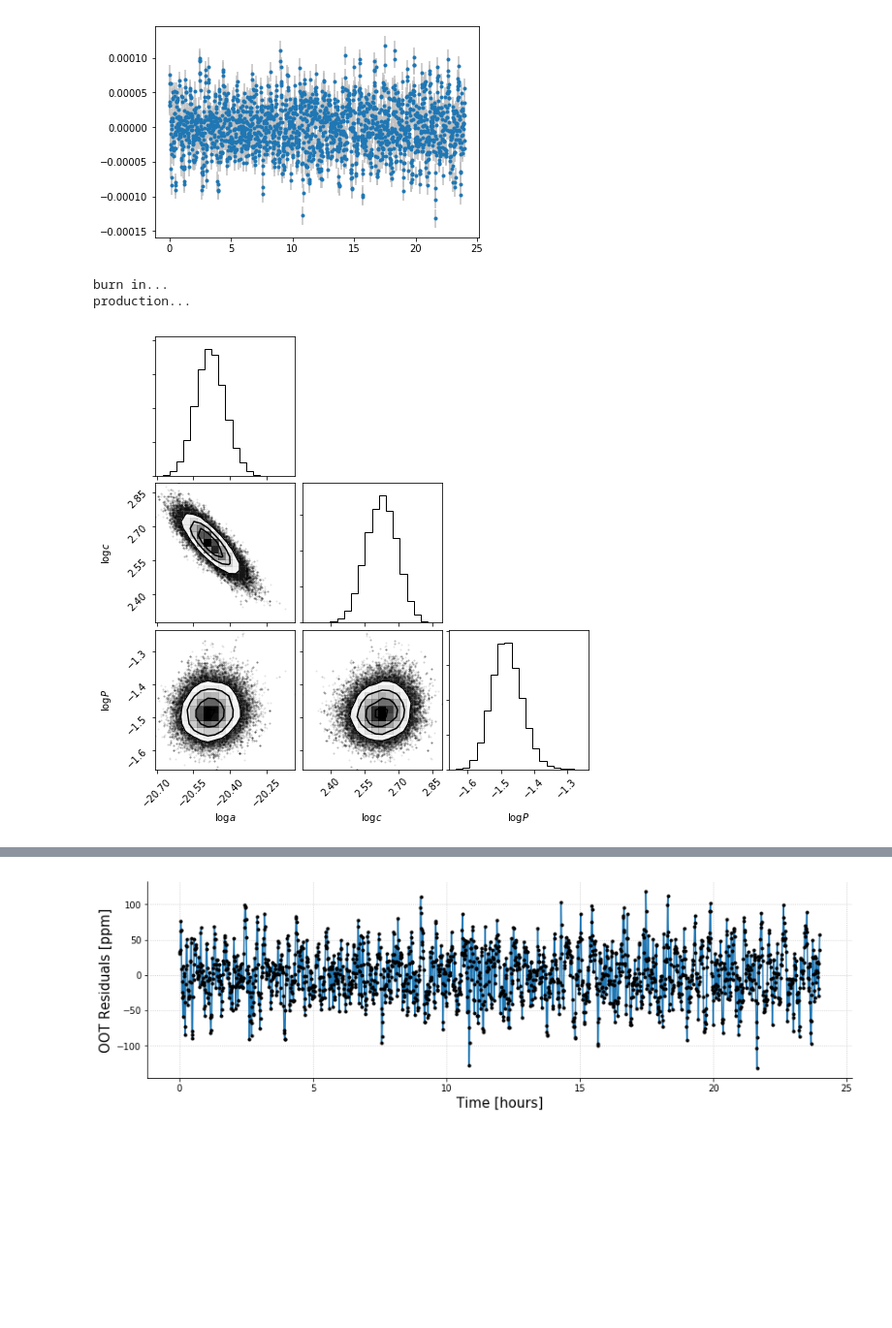
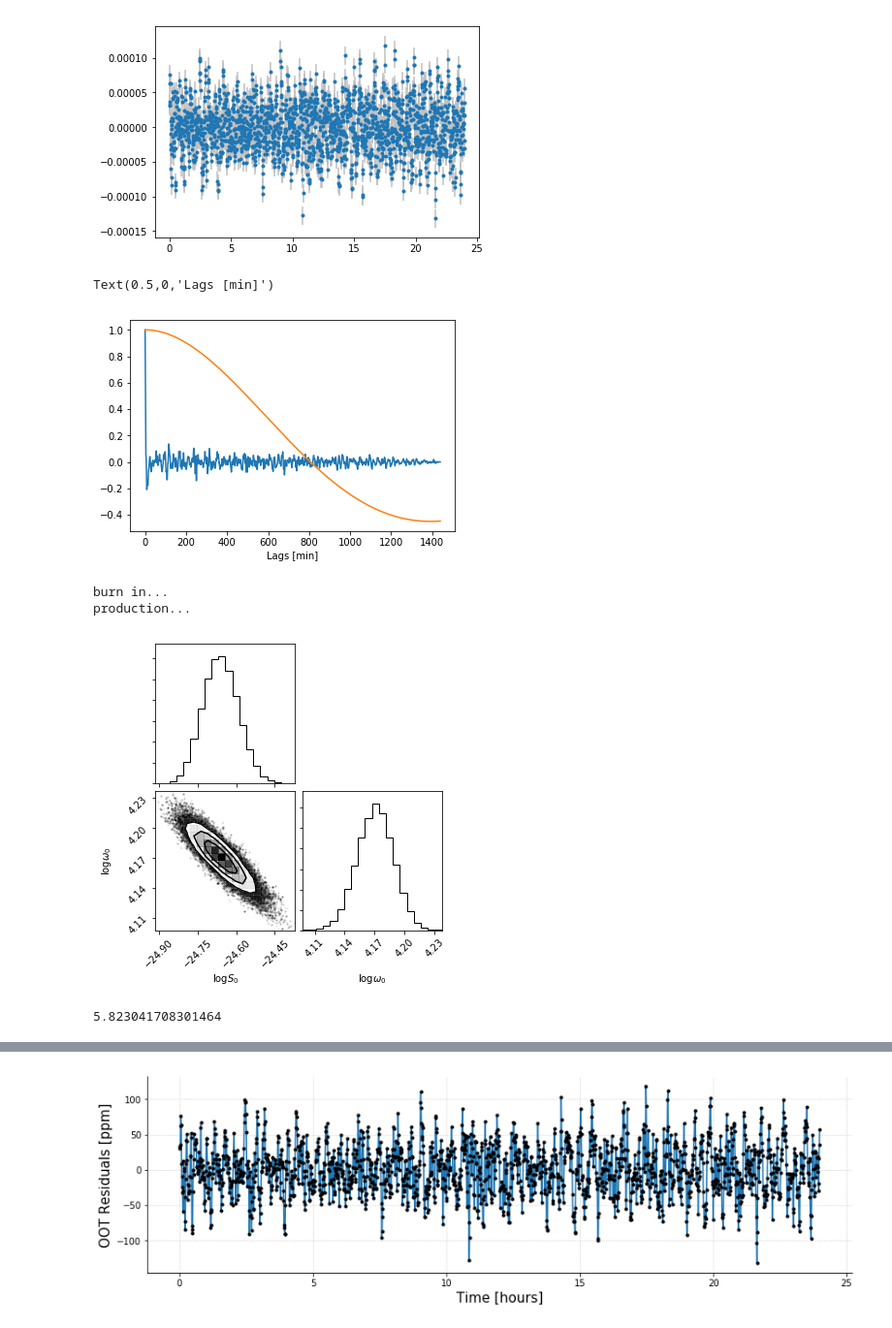
Before and after one commit to bmorris3/stash, a Jupyter notebook: examples/photometry.ipynb, the cells around one changed output, grey strips where cells are left out. Shown at 97% size. Saved outputs shown, nothing was run; the diff lists cells and outputs as text; code cells hidden in the pictures; blank space fills up the shorter version.

```diff
--- a/examples/photometry.ipynb
+++ b/examples/photometry.ipynb
@@ -143,23 +136,23 @@ plt.xlim([0, 1])
 # %%
-# bounds = dict(log_sigma=(-15, 15), log_rho=(-15, 15))
-#kernel = terms.Matern32Term(log_sigma=10, log_rho=-6)
-class CustomTerm(terms.Term):
-    """Decaying exponential"""
-    parameter_names = ("log_a", "log_c", "log_P")
+# class CustomTerm(terms.Term):
+#     """Decaying exponential"""
+#     parameter_names = ("log_a", "log_c", "log_P")
 
-    def get_complex_coefficients(self):#, params):
-        #log_a, log_c, log_P = self.params
-        return (
-            np.exp(self.log_a), 0,
-            np.exp(self.log_c), 2*np.pi*np.exp(-self.log_P),
-        )
+#     def get_complex_coefficients(self):#, params):
+#         #log_a, log_c, log_P = self.params
+#         return (
+#             np.exp(self.log_a), 0,
+#             np.exp(self.log_c), 2*np.pi*np.exp(-self.log_P),
+#         )
 
-#x, y, yerr = t/60/60, y-pred_mean, 0.0005
-bounds = dict(log_a=(-50, 15), log_c=(-10, 10), log_P=(-15, 0))
-kernel = CustomTerm(log_a=-1, log_c=0, log_P=-1, bounds=bounds)
+# bounds = dict(log_a=(-50, 15), log_c=(-10, 10), log_P=(-15, 0))
+# kernel = CustomTerm(log_a=-1, log_c=0, log_P=-1, bounds=bounds)
+
+bounds = dict(log_S0=(-15, 15), log_omega0=(-15, 15))
+kernel = terms.SHOTerm(log_S0=-1, log_omega0=-1, log_Q=1/np.sqrt(2))
+kernel.freeze_parameter('log_Q')
 
 gp = celerite.GP(kernel)
-#gp.compute(x, 10*photometry_err)
 gp.compute(x, photometry_err)
 
 def neg_log_like(params, y, gp):
@@ -197,8 +190,25 @@ plt.errorbar(x, y-pred_mean, 10*photometry_err, ecolor='silver', fmt='.')
 # %% [output]
 <ErrorbarContainer object of 3 artists>
 [figure]
+# %%
+from interpacf import interpolated_acf
+
+lags, acf = interpolated_acf(x, y-pred_mean)
+
+plt.plot(lags * 60, acf/acf.max())
+
+plt.plot(lags * 60, gp.kernel.get_value(lags)/gp.kernel.get_value(lags).max())
+# plt.ylim([-0.2, 0.2])
+# plt.xlim([0, 100])
+plt.xlabel('Lags [min]')
+# %% [output]
+Text(0.5,0,'Lags [min]')
+[figure, added]
 # %%
-nwalkers, ndim = 20, 3
+# nwalkers, ndim = 20, 3
+
+nwalkers, ndim = 20, 2
+
 import emcee
 
 def log_probability(params):
@@ -211,7 +221,7 @@ def log_probability(params):
 
 sampler = emcee.EnsembleSampler(nwalkers, ndim, log_probability, threads=8)
 
-initp = [np.array([-20, 2.7, -1])
+initp = [np.array([-1, -1])#np.array([-20, 2.7, -1])
          + 1e-5 * np.random.randn(ndim) for _ in range(nwalkers)]
 
 print('burn in...')
@@ -219,14 +229,20 @@ p0 = sampler.run_mcmc(initp, 10000)[0]
 sampler.reset()
 print('production...')
 sampler.run_mcmc(p0, 5000);
+sampler.pool.close()
 # %% [output]
 burn in...
 production...
 # %%
 from corner import corner
 
-corner(sampler.flatchain, labels=['$\log a$', '$\log c$', '$\log P$']);
+#corner(sampler.flatchain, labels=['$\log a$', '$\log c$', '$\log P$']);
+corner(sampler.flatchain, labels=['$\log S_0$', '$\log \omega_0$']);
 plt.savefig('paper_plots/flicker_corner.pdf', bbox_inches='tight')
 # %% [output]
-[figure, old version]
+[figure, new version]
+# %%
+2*np.pi / np.exp(sampler.flatchain[:, 1].mean()) * 60
+# %% [output]
+5.823041708301464
 # %%
```
Also changed, not shown: parts of 14 cells of this notebook.
